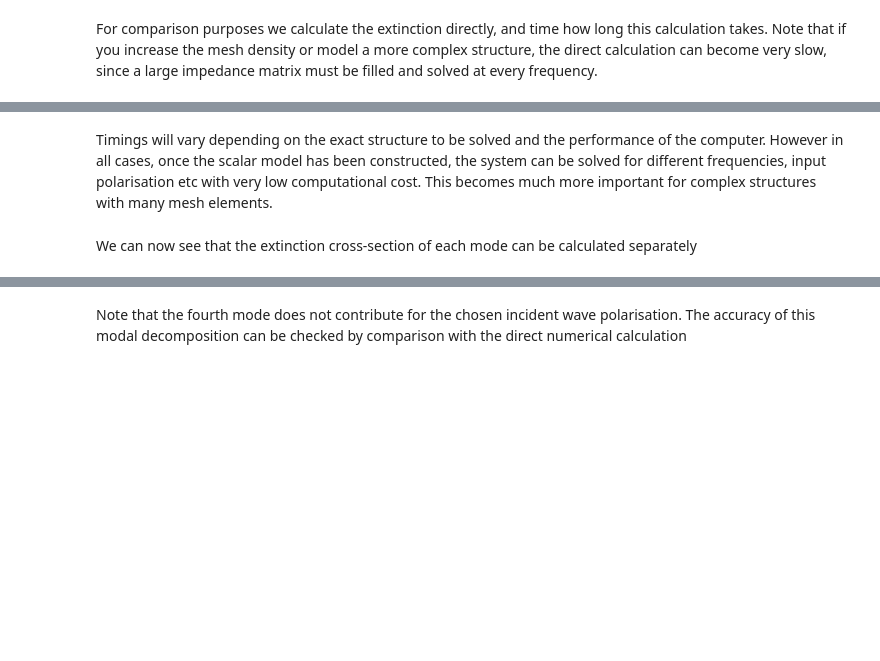
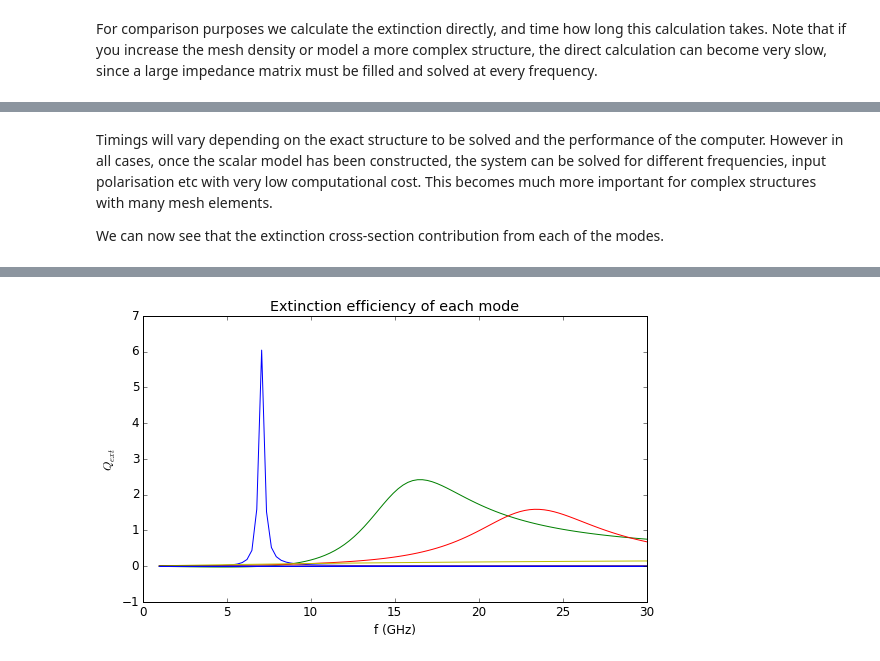
Before and after one commit to DavidPowell/openmodes-examples, a Jupyter notebook: Constructing Scalar Models.ipynb, the cells around one changed output, grey strips where cells are left out. Cells and saved outputs as stored; diff of their text form; code cells hidden in the pictures; blank space fills up the shorter version.

```diff
--- a/Constructing Scalar Models.ipynb
+++ b/Constructing Scalar Models.ipynb
@@ -84,19 +55,21 @@ Now we utilise this model to calculate the extinction cross section of each mode
 # %%
-e_inc = np.array([1.0, 1.0, 0], dtype=np.complex128)/np.sqrt(2.0)
-k_dir = np.array([0, 0, 1], dtype=np.complex128)
-plane_wave = PlaneWaveSource(e_inc, k_dir)
+num_freqs = 101
+freqs = np.linspace(1e9, 30e9, num_freqs)
 
-p_inc = np.vdot(e_inc, e_inc).real/eta_0
+e_inc = np.array([1.0, 1.0, 0])
+k_dir = np.array([0, 0, 1])
+plane_wave = PlaneWaveSource(e_inc, k_dir, p_inc =1.0)
+
 area = np.pi*(0.5*mesh.max_distance)**2
 
 extinction = np.empty(num_freqs, np.complex128)
-extinction_modes = np.empty((num_freqs, num_modes), np.complex128)
+extinction_modes = np.empty((num_freqs, len(modes)), np.complex128)
 # %% [markdown]
 For comparison purposes we calculate the extinction directly, and time how long this calculation takes. Note that if you increase the mesh density or model a more complex structure, the direct calculation can become very slow, since a large impedance matrix must be filled and solved at every frequency.
 # %%
-%%timeit
-for freq_count, freq in enumerate(freqs):
-    s = 2j*np.pi*freq
+%%timeit -n 1 -r 1
+
+for freq_count, s in sim.iter_freqs(freqs):
     Z = sim.impedance(s)
     V = sim.source_vector(plane_wave, s)
     extinction[freq_count] = np.vdot(V, Z.solve(V))
@@ -107,6 +77,0 @@ Now we calculate the extinction based on the scalar model for each mode, and als
-# %%
-%%timeit
-for freq_count, freq in enumerate(freqs):
-    s = 2j*np.pi*freq
-    V = sim.source_vector(plane_wave, s)
-    extinction_modes[freq_count] = [np.vdot(V, scalar_models[mode].solve(s, V)) for mode in range(num_modes)]
@@ -114,0 +87,6 @@ for freq_count, freq in enumerate(freqs):
+# %%
+%%timeit -n 1 -r 1
+for freq_count, s in sim.iter_freqs(freqs):
+    V = sim.source_vector(plane_wave, s)
+    I_modes = (1/(s - modes.s) + 1/modes.s)*modes.vl.dot(V)
+    extinction_modes[freq_count] = V.vdot(modes.vr*I_modes)
@@ -115,10 +95,10 @@ for freq_count, freq in enumerate(freqs):
 # %% [markdown]
 Timings will vary depending on the exact structure to be solved and the performance of the computer. However in all cases, once the scalar model has been constructed, the system can be solved for different frequencies, input polarisation etc with very low computational cost. This becomes much more important for complex structures with many mesh elements.
+
+We can now see that the extinction cross-section contribution from each of the modes.
-# %% [markdown]
-We can now see that the extinction cross-section of each mode can be calculated separately
 # %%
 plt.figure()
-plt.plot(freqs*1e-9, extinction_modes.real/area/p_inc);
+plt.plot(freqs*1e-9, extinction_modes.real/area);
 plt.xlim(0, freqs[-1]*1e-9)
 plt.xlabel('f (GHz)')
 plt.ylabel('$Q_{ext}$')
@@ -131,2 +109 @@ plt.show()
+[figure, added]
-# %% [markdown]
-Note that the fourth mode does not contribute for the chosen incident wave polarisation. The accuracy of this modal decomposition can be checked by comparison with the direct numerical calculation
```
Also changed, not shown: parts of 26 cells of this notebook, 5 other files.
